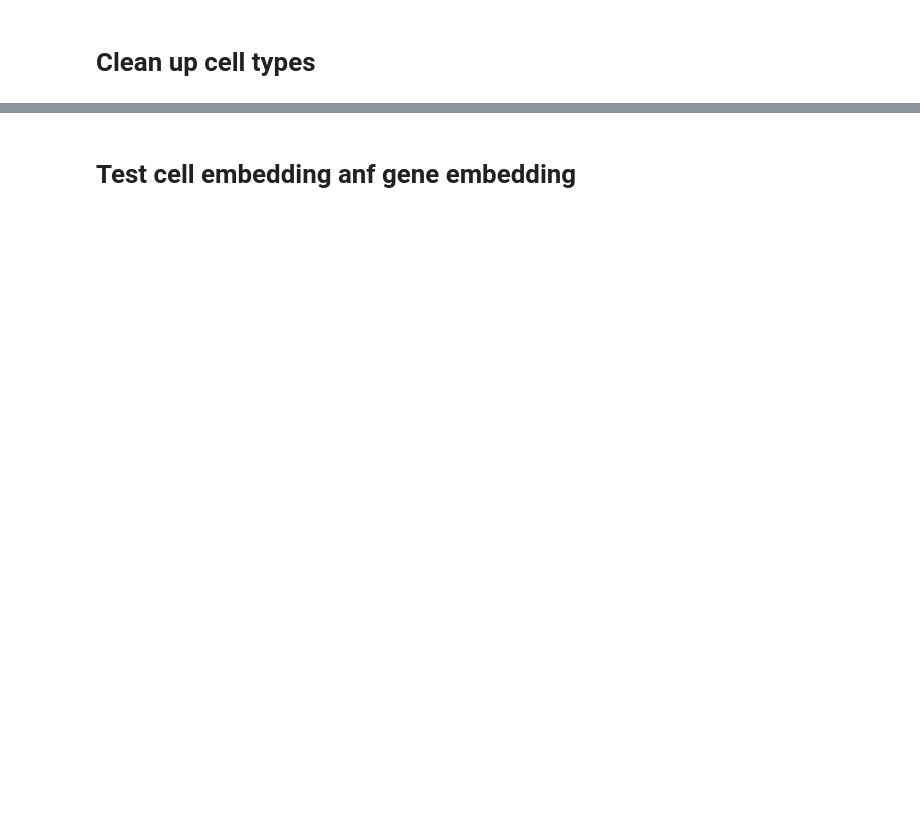
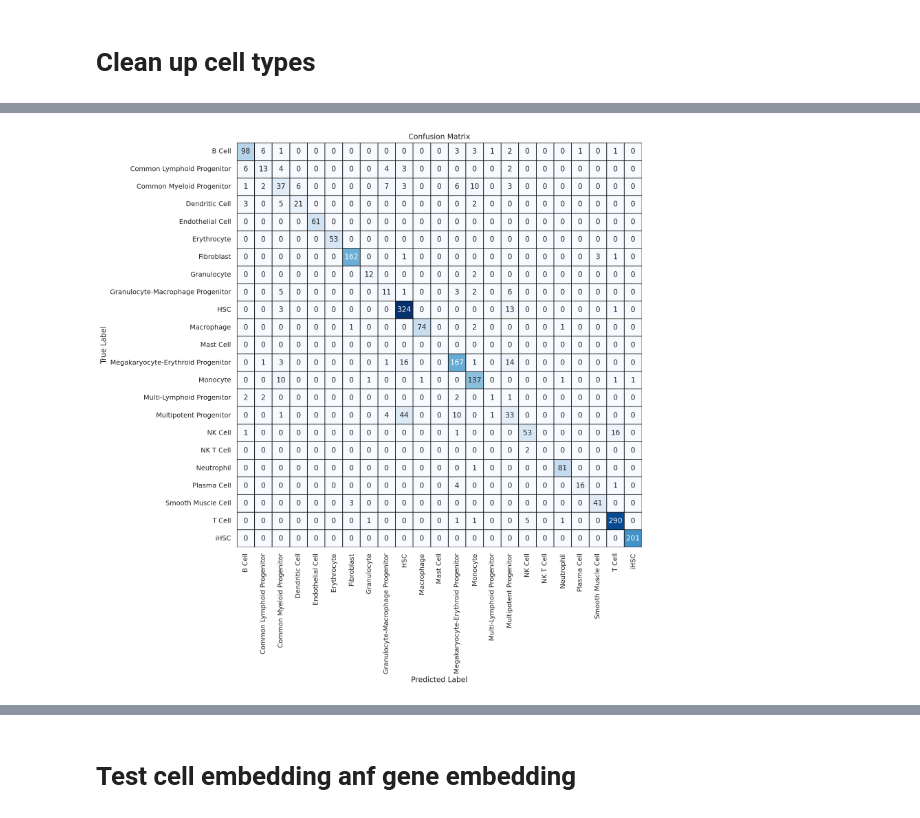
Before and after one commit to CooperStansbury/geneformer_dev, a Jupyter notebook: notebooks/iHSC/iHSC.ipynb, the cells around one changed output, grey strips where cells are left out. Drawn from its saved outputs; the diff is of its cells as text; code cells hidden in the pictures; blank space fills up the shorter version.

```diff
--- a/notebooks/iHSC/iHSC.ipynb
+++ b/notebooks/iHSC/iHSC.ipynb
@@ -140,6 +151,8 @@ adata.obs = pd.merge(adata.obs,
                      right_on='label',
                     )
 
+plt.rcParams['figure.dpi'] = 200
+plt.rcParams['figure.figsize'] = 7, 7
 sc.pl.umap(
     adata,
     color=["standardized_cell_type","broad_type"],
@@ -154,0 +306,46 @@ SyntaxError: 'break' outside loop (668683560.py, line 1)
+# %%
+def plot_confusion_matrix(results):
+    """
+    Plots a confusion matrix using Seaborn and Matplotlib.
+
+    Args:
+        results: The dictionary returned by train_cell_type_classifier, containing:
+            - y_test: True labels
+            - y_pred: Predicted labels
+            - class_label_map: Mapping of encoded labels to original labels
+    """
+
+    y_true = results['y_test']
+    y_pred = results['y_pred']
+    class_label_map = results['class_label_map']
+
+    # Use the class_label_map to get the original labels
+    y_true = [class_label_map[label] for label in y_true]
+    y_pred = [class_label_map[label] for label in y_pred]
+    class_names = list(class_label_map.values())  # Get original class names
+
+    cm = confusion_matrix(y_true, y_pred, labels=class_names)
+
+    # Create heatmap
+    sns.heatmap(cm, annot=True, fmt='d',
+                cmap='Blues',
+                lw=0.5, linecolor='k',
+                square=True,
+                cbar=False,
+                xticklabels=class_names,
+                yticklabels=class_names)
+
+    # Set labels, title, and ticks
+    plt.xlabel('Predicted Label')
+    plt.ylabel('True Label')
+    plt.title('Confusion Matrix')
+
+    # Show the plot
+    plt.show()
+
+
+plt.rcParams['figure.dpi'] = 200
+plt.rcParams['figure.figsize'] = 12, 12
+plot_confusion_matrix(results)
+# %% [output]
+[figure, added]
```
Also changed, not shown: parts of 14 cells of this notebook, 6 other files.
